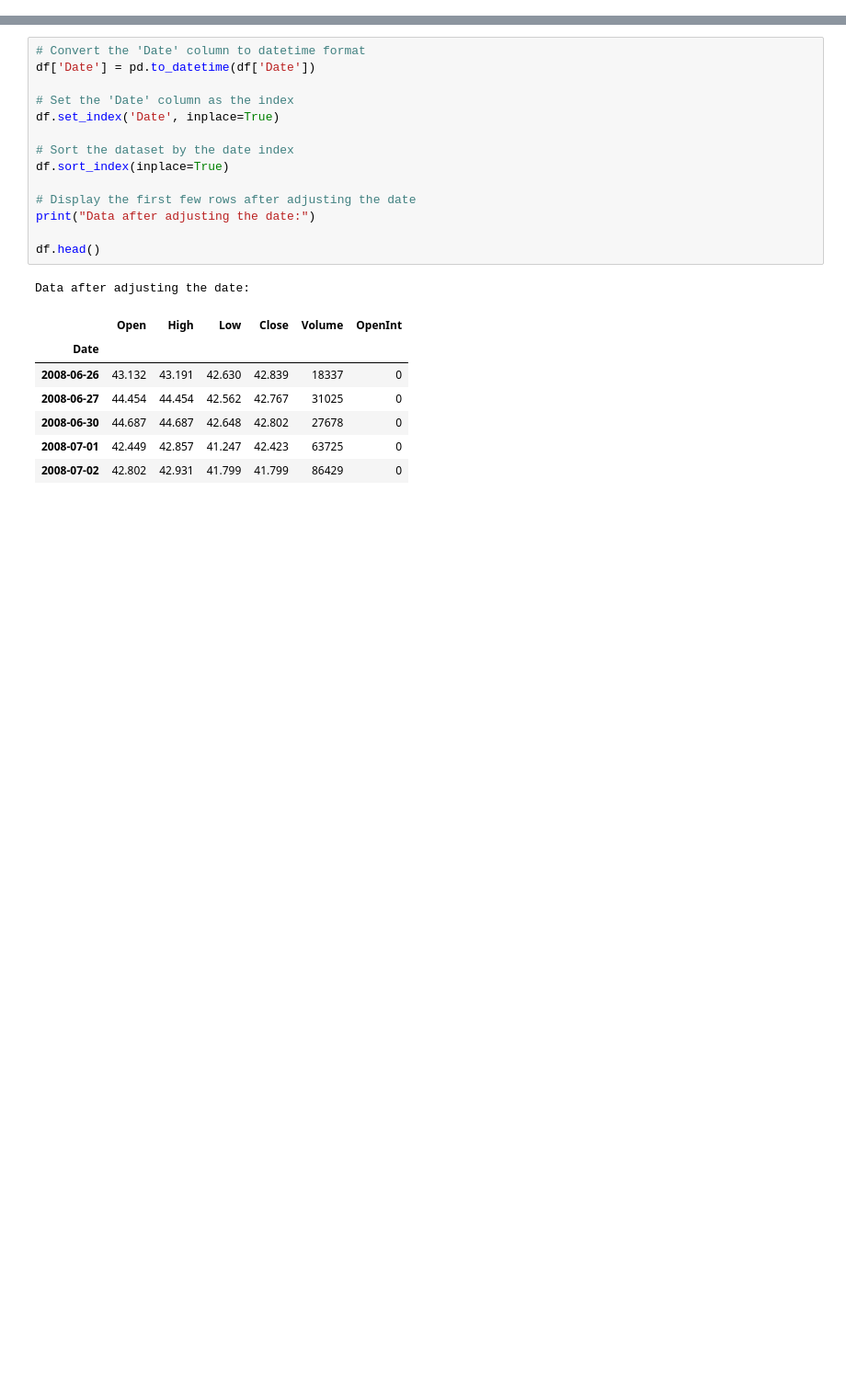
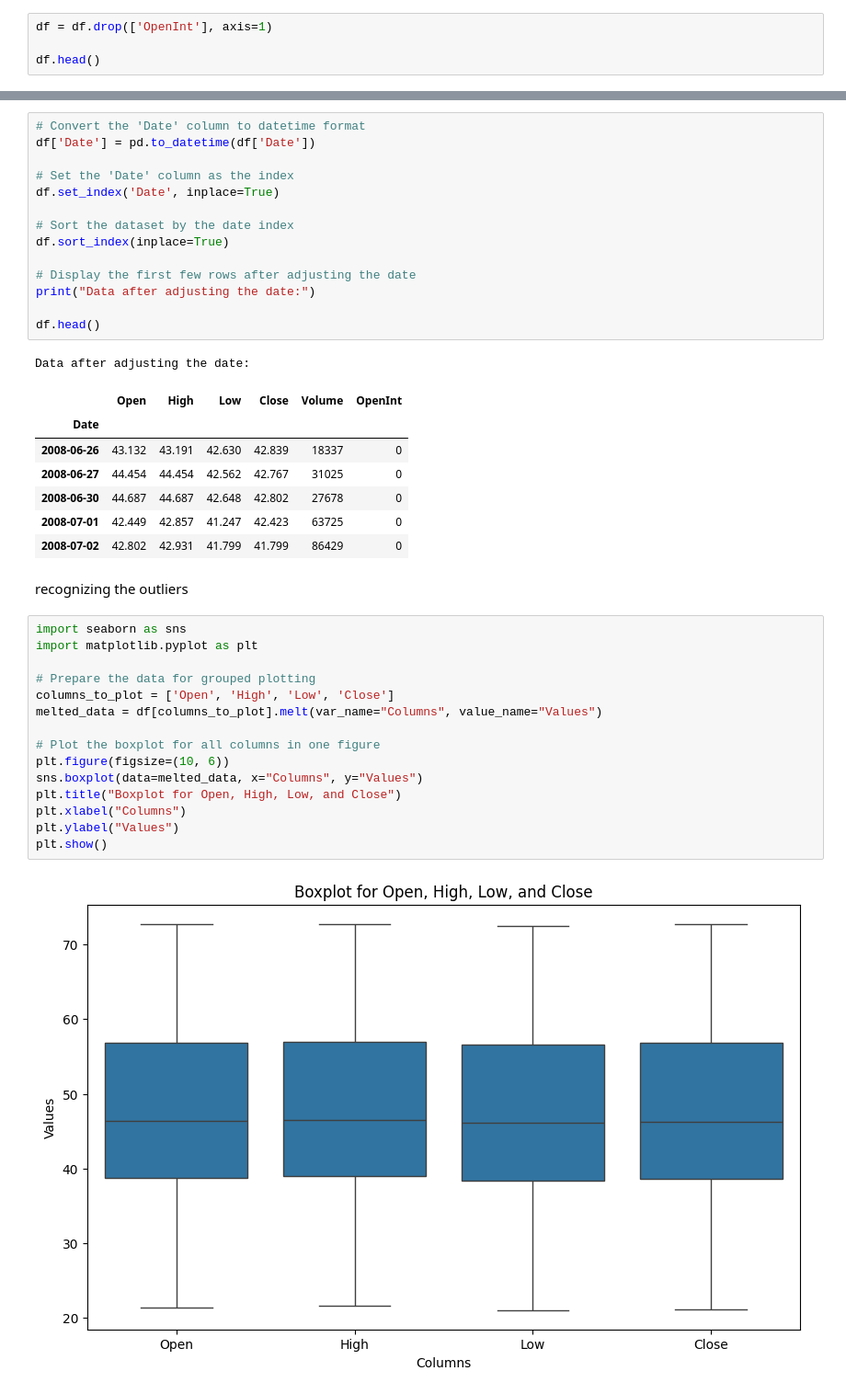
Before and after one commit to qazalarabali/ETF_EDA_Visualization, a Jupyter notebook: Index ETFs/VT/VT_EDA.ipynb, the cells around one changed output, grey strips where cells are left out. Shown at 92% size. Cells and saved outputs as stored; diff of their text form; blank space fills up the shorter version.

Commit message:
outliers_recognized

```diff
--- a/Index ETFs/VT/VT_EDA.ipynb
+++ b/Index ETFs/VT/VT_EDA.ipynb
@@ -304,0 +300,4 @@ Max value: 2017-11-10
+# %%
+df = df.drop(['OpenInt'], axis=1)
+
+df.head()
@@ -325,3 +334,22 @@ Data after adjusting the date:
 | 2008-06-30 | 44.687 | 44.687 | 42.648 | 42.802 | 27678 | 0 |
 | 2008-07-01 | 42.449 | 42.857 | 41.247 | 42.423 | 63725 | 0 |
 | 2008-07-02 | 42.802 | 42.931 | 41.799 | 41.799 | 86429 | 0 |
+# %% [markdown]
+recognizing the outliers
+# %%
+import seaborn as sns
+import matplotlib.pyplot as plt
+
+# Prepare the data for grouped plotting
+columns_to_plot = ['Open', 'High', 'Low', 'Close']
+melted_data = df[columns_to_plot].melt(var_name="Columns", value_name="Values")
+
+# Plot the boxplot for all columns in one figure
+plt.figure(figsize=(10, 6))
+sns.boxplot(data=melted_data, x="Columns", y="Values")
+plt.title("Boxplot for Open, High, Low, and Close")
+plt.xlabel("Columns")
+plt.ylabel("Values")
+plt.show()
+# %% [output]
+[figure, added]
```
Also changed, not shown: parts of 21 cells of this notebook.
